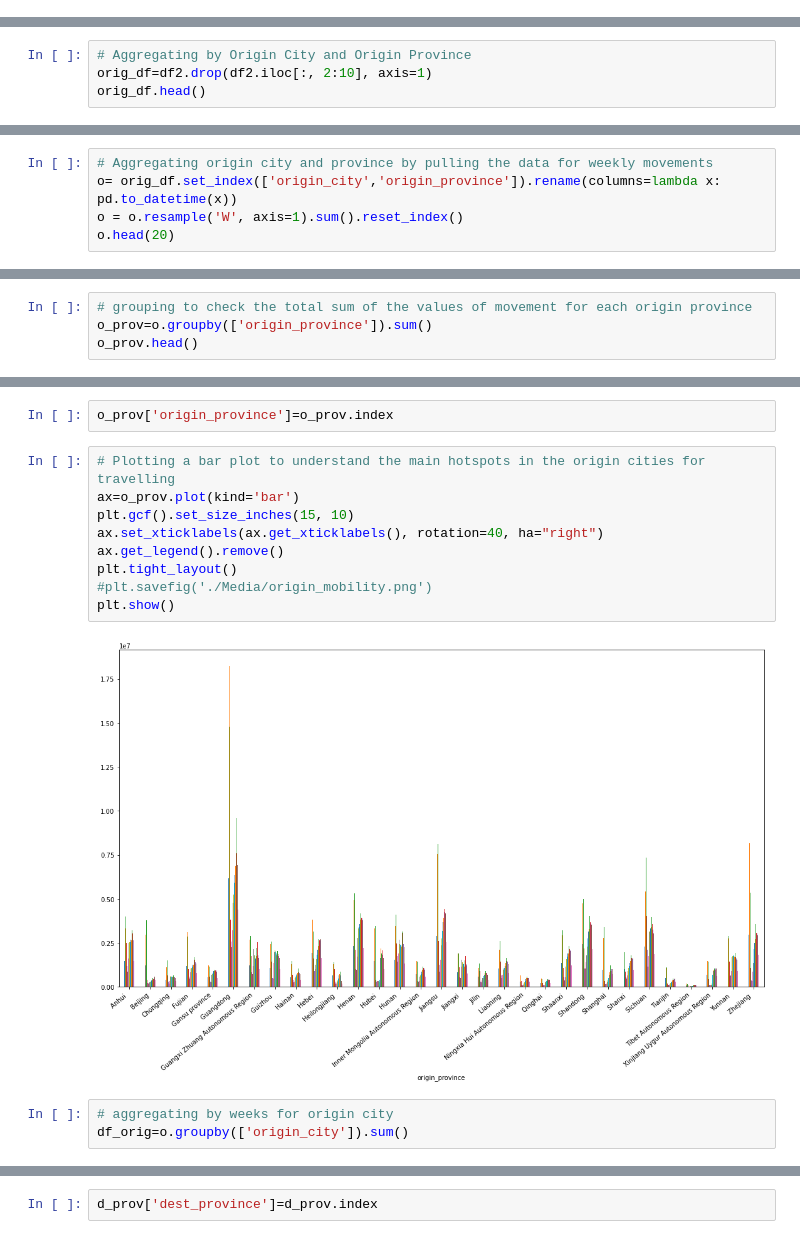
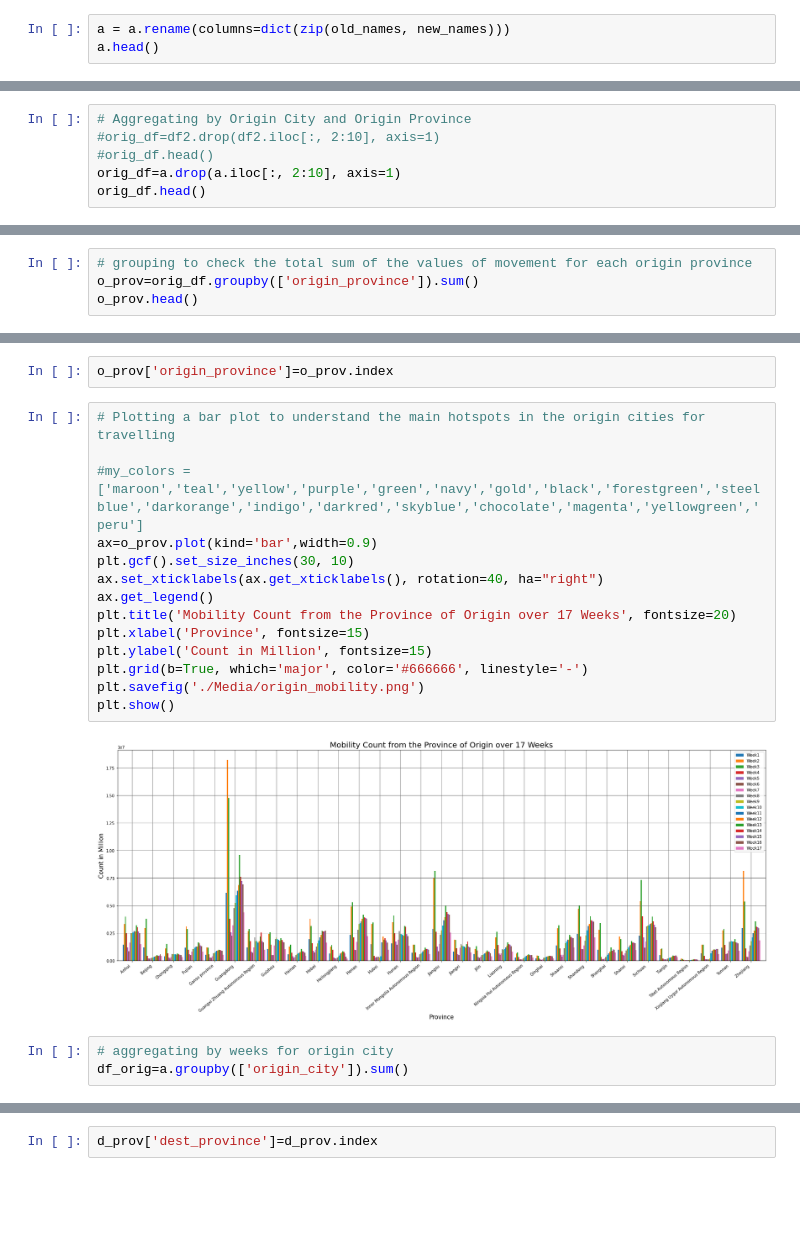
Before and after one commit to MrinmayeeKulkarni/Mobility-Patterns-in-China-During-Covid-19-Pandemic, a Jupyter notebook: Initial_Exploration_Baidu_Mobility.ipynb, the cells around one changed output, grey strips where cells are left out. Saved outputs shown, nothing was run; the diff lists cells and outputs as text; blank space fills up the shorter version.

```diff
--- a/Initial_Exploration_Baidu_Mobility.ipynb
+++ b/Initial_Exploration_Baidu_Mobility.ipynb
@@ -140,0 +272,3 @@ a.head(20)
+# %%
+a = a.rename(columns=dict(zip(old_names, new_names)))
+a.head()
@@ -265,5 +591,7 @@ Origin City and Province Analysis
 # %%
 # Aggregating by Origin City and Origin Province
-orig_df=df2.drop(df2.iloc[:, 2:10], axis=1)
+#orig_df=df2.drop(df2.iloc[:, 2:10], axis=1)
+#orig_df.head()
+orig_df=a.drop(a.iloc[:, 2:10], axis=1)
 orig_df.head()
 # %% [output]
@@ -311,5 +649,0 @@ origin_city_aggreagted_by_day.head()
-# %%
-# Aggregating origin city and province by pulling the data for weekly movements
-o= orig_df.set_index(['origin_city','origin_province']).rename(columns=lambda x: pd.to_datetime(x))
-o = o.resample('W', axis=1).sum().reset_index()
-o.head(20)
@@ -334,5 +650,5 @@ o.head(20)
 # %%
 # grouping to check the total sum of the values of movement for each origin province
-o_prov=o.groupby(['origin_province']).sum()
+o_prov=orig_df.groupby(['origin_province']).sum()
 o_prov.head()
 # %% [output]
@@ -347,16 +675,21 @@ o_prov.head()
 o_prov['origin_province']=o_prov.index
 # %%
 # Plotting a bar plot to understand the main hotspots in the origin cities for travelling
-ax=o_prov.plot(kind='bar')
-plt.gcf().set_size_inches(15, 10)
+
+#my_colors = ['maroon','teal','yellow','purple','green','navy','gold','black','forestgreen','steelblue','darkorange','indigo','darkred','skyblue','chocolate','magenta','yellowgreen','peru']
+ax=o_prov.plot(kind='bar',width=0.9)
+plt.gcf().set_size_inches(30, 10)
 ax.set_xticklabels(ax.get_xticklabels(), rotation=40, ha="right")
-ax.get_legend().remove()
-plt.tight_layout()
-#plt.savefig('./Media/origin_mobility.png')
+ax.get_legend()
+plt.title('Mobility Count from the Province of Origin over 17 Weeks', fontsize=20)
+plt.xlabel('Province', fontsize=15)
+plt.ylabel('Count in Million', fontsize=15)
+plt.grid(b=True, which='major', color='#666666', linestyle='-')
+plt.savefig('./Media/origin_mobility.png')
 plt.show()
 # %% [output]
-[figure, old version]
+[figure, new version]
 # %%
 # aggregating by weeks for origin city
-df_orig=o.groupby(['origin_city']).sum()
+df_orig=a.groupby(['origin_city']).sum()
 # %%
```
Also changed, not shown: parts of 104 cells of this notebook.
